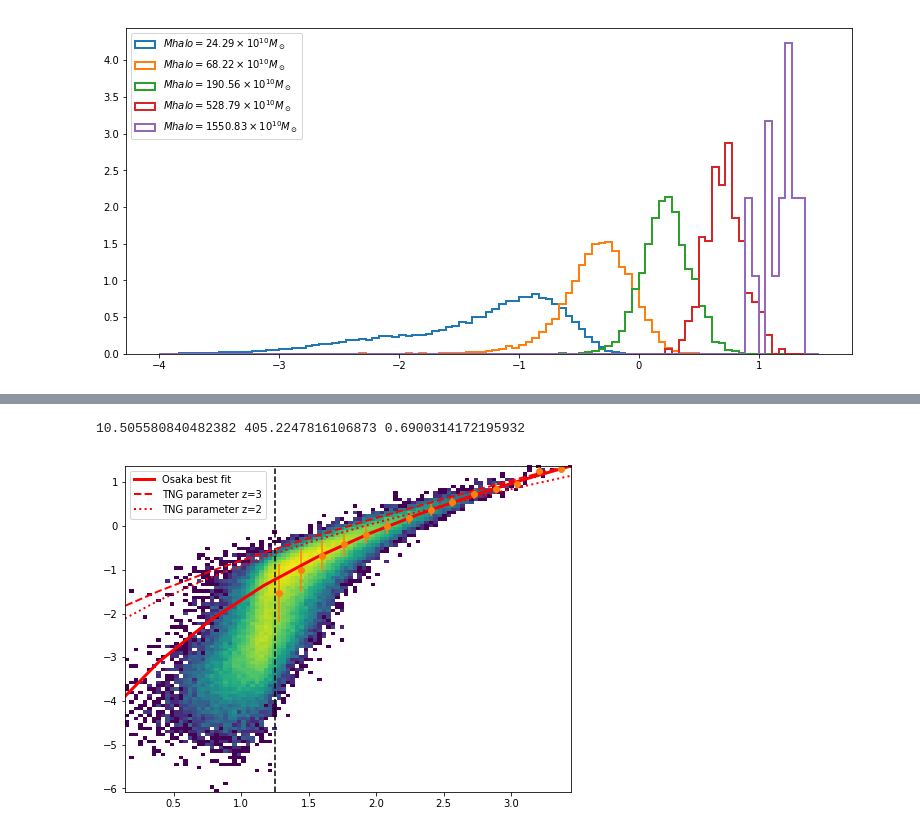
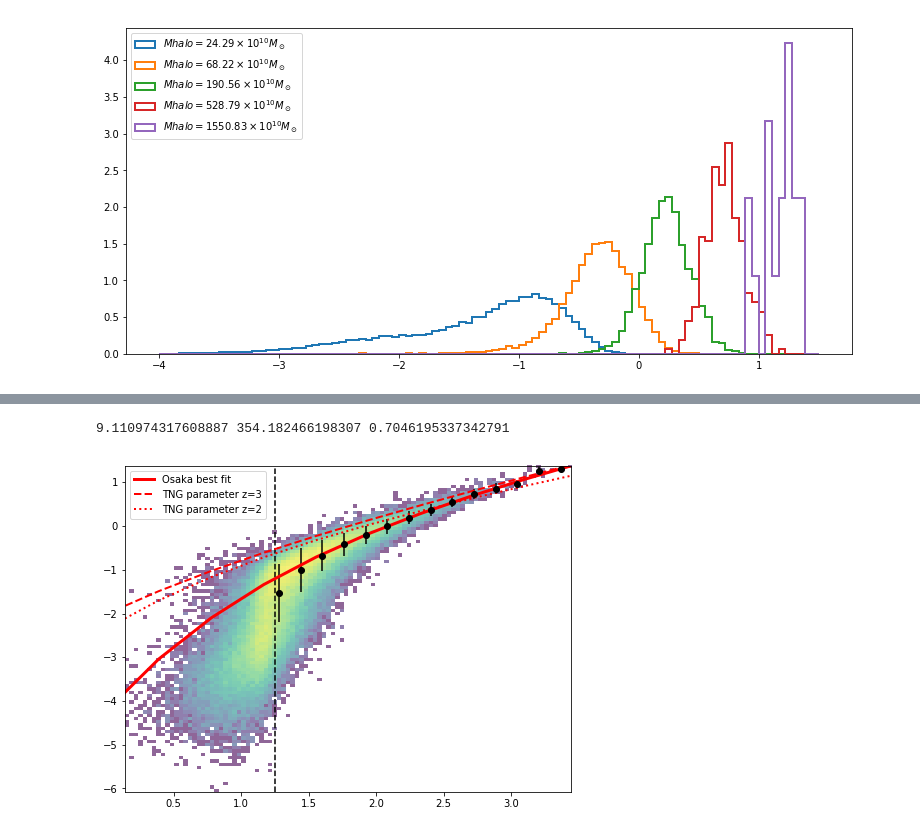
Before and after one commit to AtsushiNishizawa/ska_bao, a Jupyter notebook: Halo2HI/osaka/Halo2HI.ipynb, the cells around one changed output, grey strips where cells are left out. Cells and saved outputs as stored; diff of their text form; code cells hidden in the pictures.

```diff
--- a/Halo2HI/osaka/Halo2HI.ipynb
+++ b/Halo2HI/osaka/Halo2HI.ipynb
@@ -341,9 +341,9 @@ def fit_MCMC(func, dx, dy, p0, sigma0, Nchains, pmin, pmax, ds=None):
                 accept += 1
 
         T = T**(1.-float(trial)/Nchains)
-        frac = min(np.exp(-ratio/kB*T), 1.)
+        frac = min(np.exp(-ratio/kB*T), 1.) # ... simulated annealing
         trial += 1
-        sys.stdout.write("\r %i / %i accept ratio=%.5f : anealing=%.2f"%(accept, trial, 1.*accept/(1.*trial), frac))
+        sys.stdout.write("\r %i / %i accept ratio=%.5f : annealing=%.2f"%(accept, trial, 1.*accept/(1.*trial), frac))
     return Pv[:accept,:]
 # %%
 #
@@ -404,0 +393,24 @@ if ( fit_method == 2 ):
+# %%
+if ( fit_method == 2 ):
+
+    n0 = int(Pv.shape[0]*0.1)
+    M0_best = np.mean(Pv[n0:,0])
+    Mmin_best = np.mean(Pv[n0:,1])
+    alpha_best = np.mean(Pv[n0:,2])
+
+    burnin = 0.1
+    plt.figure(figsize=(13,6))
+    plt.subplot(311)
+    plt.plot(Pv[:,0], "C0,")
+    plt.axvline(x=burnin*Pv.shape[0], color="k", ls=":")
+    plt.axhline(y=M0_best, color="C0", ls=":")
+    plt.subplot(312)
+    plt.plot(Pv[:,1], "C1,")
+    plt.axvline(x=burnin*Pv.shape[0], color="k", ls=":")
+    plt.axhline(y=Mmin_best, color="C1", ls=":")
+    plt.subplot(313)
+    plt.plot(Pv[:,2], "C2,")
+    plt.axvline(x=burnin*Pv.shape[0], color="k", ls=":", label="burn in")
+    plt.axhline(y=alpha_best, color="C2", ls=":")
+    plt.legend()
+    plt.show()
@@ -407,20 +421,20 @@ popt=[M0_best, Mmin_best, alpha_best]
 print (*popt)
 #popt = [5, 400, 0.03]
 # %% [output]
-10.505580840482382 405.2247816106873 0.6900314172195932
+9.110974317608887 354.182466198307 0.7046195337342791
 # %%
 plt.figure(figsize=(8,6))
-plt.hist2d(np.log10(GM_C200), np.log10(HIMass_indiv_exact), bins=[100,100], norm=mpl.colors.LogNorm())
+plt.hist2d(np.log10(GM_C200), np.log10(HIMass_indiv_exact), bins=[100,100], norm=mpl.colors.LogNorm(), alpha=0.6)
 plt.axvline(x=np.log10(mass_comp_limit), color="k", ls="--")
-plt.errorbar(np.log10(np.exp(dx0)), np.log10(np.exp(dy0)), np.log10(np.exp(ds0)), color="C1", marker="o", ls="none")
+plt.errorbar(np.log10(np.exp(dx0)), np.log10(np.exp(dy0)), np.log10(np.exp(ds0)), color="k", marker="o", ls="none")
 tx = np.linspace(0,3.5,10)
 lntx = np.log(10**tx)
 plt.plot(tx, np.log10(np.exp(TNGfit(lntx,*popt))), "r-", lw=3, label="Osaka best fit")
 p_TNG=[0.29, 6.7, 0.76]
 plt.plot(tx, np.log10(np.exp(TNGfit(lntx,*p_TNG))), "r--", lw=2, label="TNG parameter z=3")
 p_TNG=[1.3, 36, 0.6]
 plt.plot(tx, np.log10(np.exp(TNGfit(lntx,*p_TNG))), "r:", lw=2, label="TNG parameter z=2")
 plt.legend()
 plt.show()
 # %% [output]
-[figure, old version]
+[figure, new version]
```
Also changed, not shown: parts of 3 cells of this notebook.
